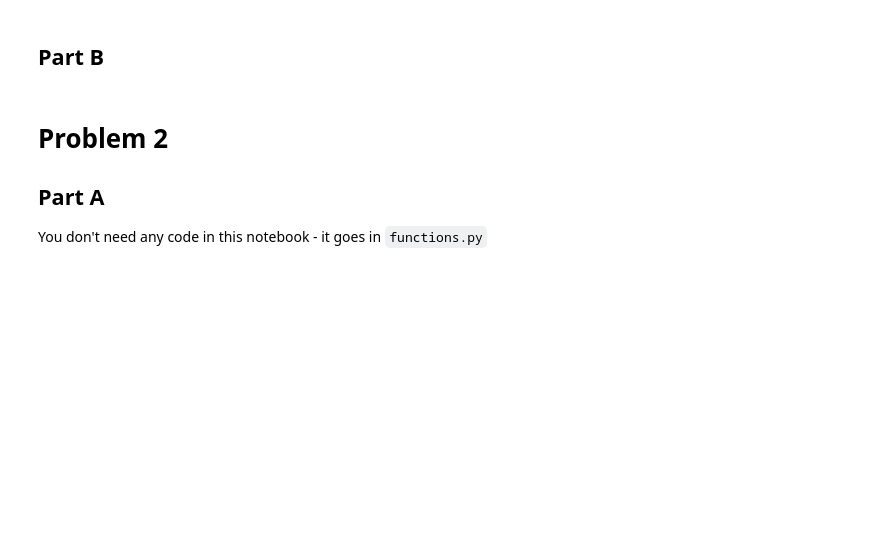
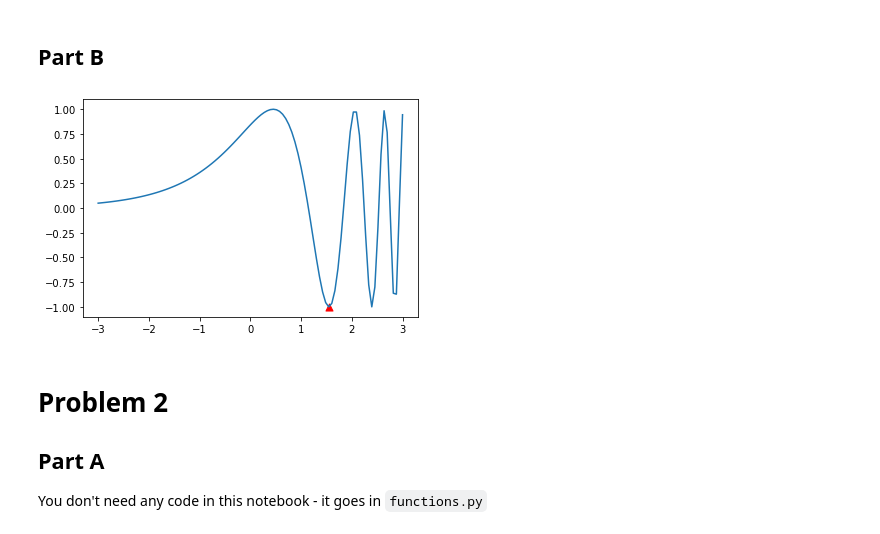
Before and after one commit to liliw-w/HW, a Jupyter notebook: homework-1-template/answers.ipynb, the cells around one changed output. Saved outputs shown, nothing was run; the diff lists cells and outputs as text; code cells hidden in the pictures; blank space fills up the shorter version.

```diff
--- a/homework-1-template/answers.ipynb
+++ b/homework-1-template/answers.ipynb
@@ -255,3 +273,15 @@ exp(5(x))
+# %%
+## Your code here
+from functions import newton_extremum
+
+f = Sin()(Exponential())
+res = newton_extremum(f, 0)
+
+f.plot(np.linspace(-3,3,100))
+plt.scatter(res, f(res), s = 50, c = "red", marker="^")
+plt.show()
+# %% [output]
+[figure, added]
 # %% [markdown]
 # Problem 2
 
```
Also changed, not shown: parts of 14 cells of this notebook, 1 other file.
